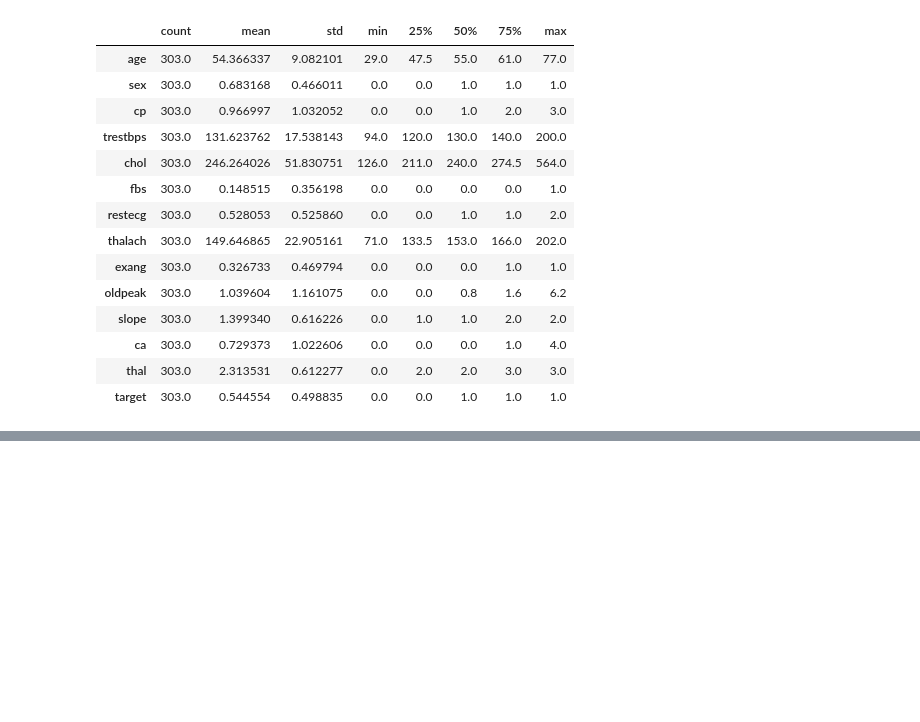
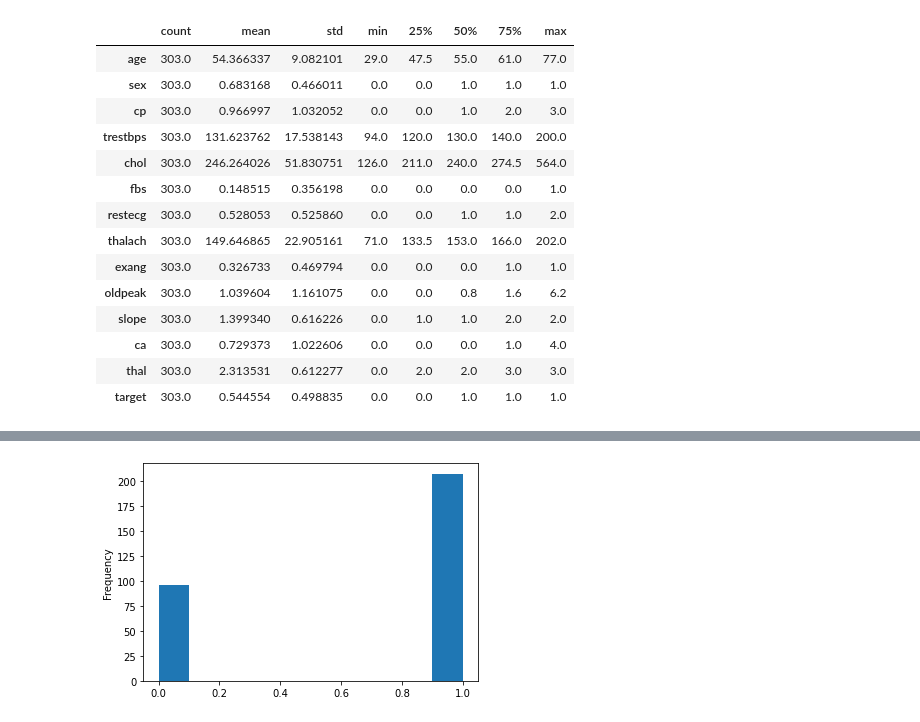
Before and after one commit to ChulaBruggeling/heart-disease-classification, a Jupyter notebook: heart-disease-classification-workbook.ipynb, the cells around one changed output, grey strips where cells are left out. Drawn from its saved outputs; the diff is of its cells as text; code cells hidden in the pictures; blank space fills up the shorter version.

```diff
--- a/heart-disease-classification-workbook.ipynb
+++ b/heart-disease-classification-workbook.ipynb
@@ -182,0 +197,4 @@ heart_disease_data.describe().transpose()
+# %%
+df_data['sex'].plot(kind='hist');
+# %% [output]
+[figure, added]
```
Also changed, not shown: parts of 40 cells of this notebook.
